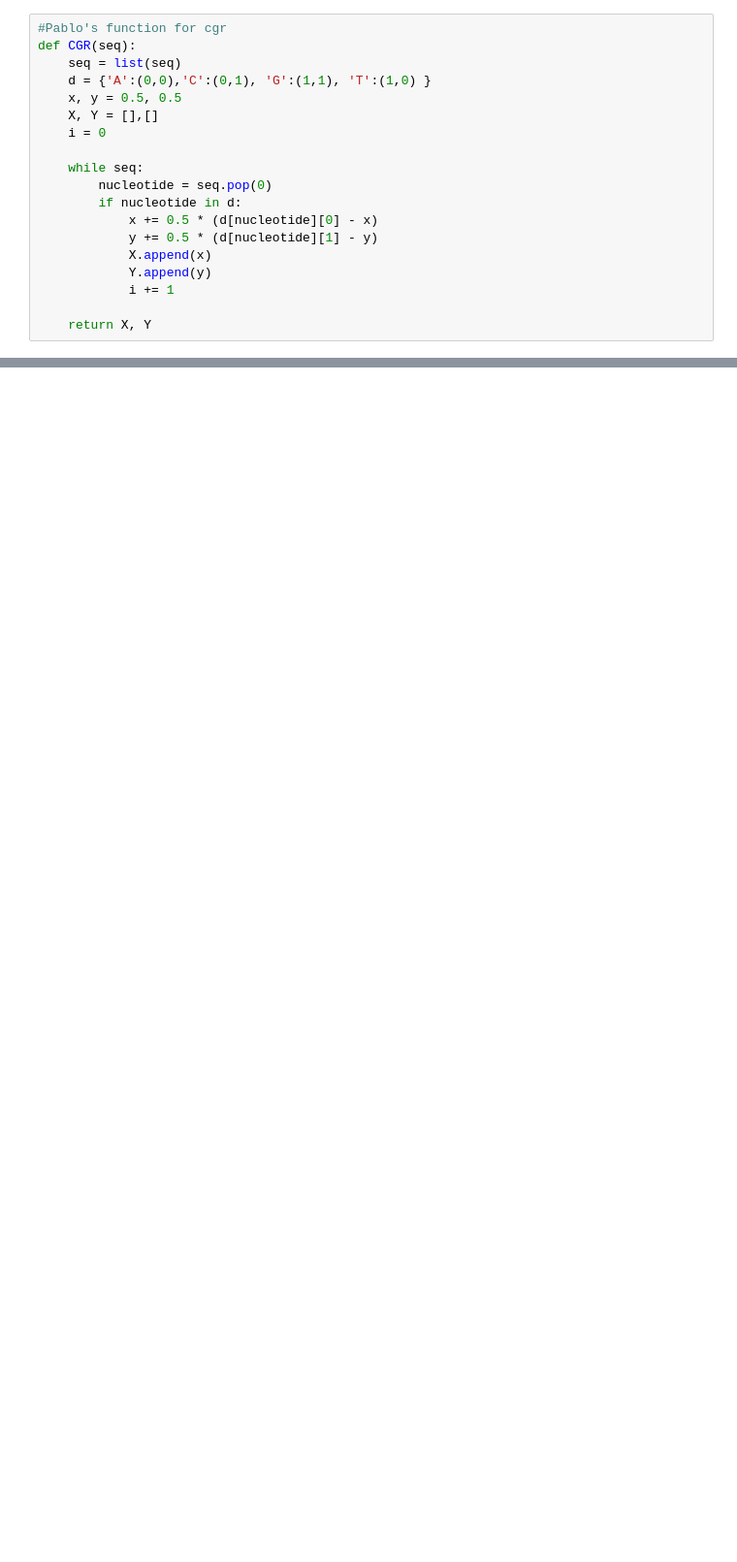
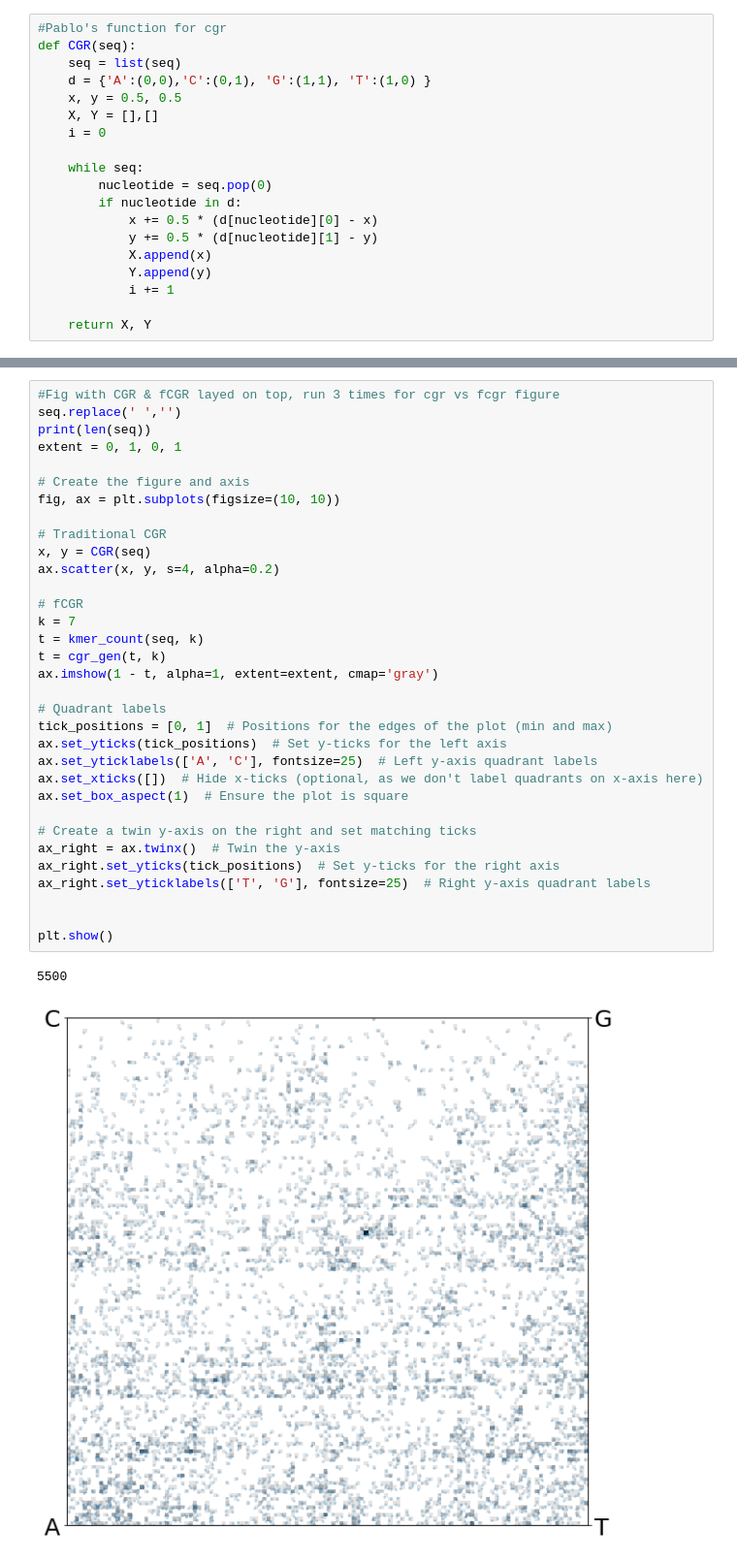
Before and after one commit to dgolteanu/MSc, a Jupyter notebook: Scripts/CGR_comparison.ipynb, the cells around one changed output, grey strips where cells are left out. Shown at 97% size. Saved outputs shown, nothing was run; the diff lists cells and outputs as text; blank space fills up the shorter version.

```diff
--- a/Scripts/CGR_comparison.ipynb
+++ b/Scripts/CGR_comparison.ipynb
@@ -220 +279,37 @@ plt.show()
+# %%
+#Fig with CGR & fCGR layed on top, run 3 times for cgr vs fcgr figure
+seq.replace(' ','')
+print(len(seq))
+extent = 0, 1, 0, 1
+
+# Create the figure and axis
+fig, ax = plt.subplots(figsize=(10, 10))
+
+# Traditional CGR
+x, y = CGR(seq)
+ax.scatter(x, y, s=4, alpha=0.2)
+
+# fCGR
+k = 7
+t = kmer_count(seq, k)
+t = cgr_gen(t, k)
+ax.imshow(1 - t, alpha=1, extent=extent, cmap='gray')
+
+# Quadrant labels
+tick_positions = [0, 1]  # Positions for the edges of the plot (min and max)
+ax.set_yticks(tick_positions)  # Set y-ticks for the left axis
+ax.set_yticklabels(['A', 'C'], fontsize=25)  # Left y-axis quadrant labels
+ax.set_xticks([])  # Hide x-ticks (optional, as we don't label quadrants on x-axis here)
+ax.set_box_aspect(1)  # Ensure the plot is square
+
+# Create a twin y-axis on the right and set matching ticks
+ax_right = ax.twinx()  # Twin the y-axis
+ax_right.set_yticks(tick_positions)  # Set y-ticks for the right axis
+ax_right.set_yticklabels(['T', 'G'], fontsize=25)  # Right y-axis quadrant labels
+
+
+plt.show()
+# %% [output]
+5500
+[figure, added]
 # %%
```
Also changed, not shown: parts of 14 cells of this notebook, 2 other files.
